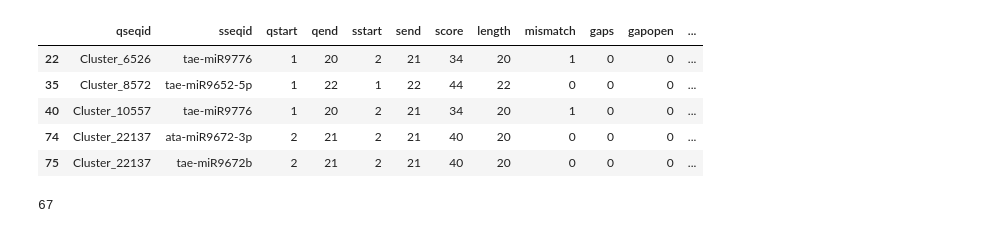
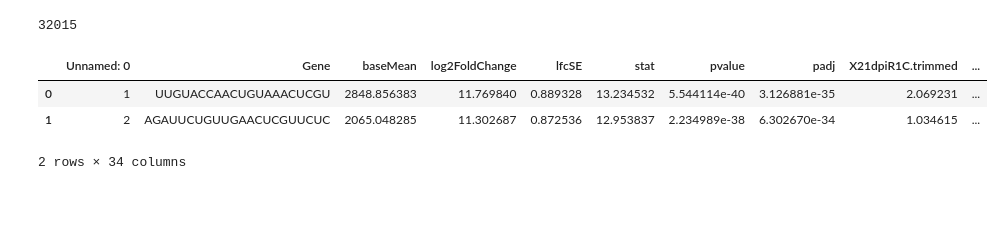
Before and after one commit to juancresc/mrcv, a Jupyter notebook: 3.1_filter_mirbase.ipynb, the cells around one changed output. Saved outputs shown, nothing was run; the diff lists cells and outputs as text; code cells hidden in the pictures; blank space fills up the shorter version.

```diff
--- a/3.1_filter_mirbase.ipynb
+++ b/3.1_filter_mirbase.ipynb
@@ -34,11 +33,13 @@ len -2: 20
-# %%
-df_blast.head()
-# %% [output]
-|  | qseqid | sseqid | qstart | qend | sstart | send | score | length | mismatch | gaps | gapopen | ... |
-| 22 | Cluster_6526 | tae-miR9776 | 1 | 20 | 2 | 21 | 34 | 20 | 1 | 0 | 0 | ... |
-| 35 | Cluster_8572 | tae-miR9652-5p | 1 | 22 | 1 | 22 | 44 | 22 | 0 | 0 | 0 | ... |
-| 40 | Cluster_10557 | tae-miR9776 | 1 | 20 | 2 | 21 | 34 | 20 | 1 | 0 | 0 | ... |
-| 74 | Cluster_22137 | ata-miR9672-3p | 2 | 21 | 2 | 21 | 40 | 20 | 0 | 0 | 0 | ... |
-| 75 | Cluster_22137 | tae-miR9672b | 2 | 21 | 2 | 21 | 40 | 20 | 0 | 0 | 0 | ... |
 # %%
-df_res = pd.merge(df_deg, df_blast[['qseqid','sseqid']], left_on='Name', right_on='qseqid', how='left')
+df_res = pd.merge(df_deg, df_blast[['qseqid','sseqid']], left_on='Gene', right_on='qseqid', how='left')
+df_res = df_res.drop(['qseqid'], axis=1)
+df_res.rename(columns={'sseqid': 'miRBASE'}, inplace=True)
+df_res = df_res.replace(np.nan, '', regex=True)
+print(len(df_res.index))
+df_res.head(2)
+# %% [output]
+32015
+|  | Unnamed: 0 | Gene | baseMean | log2FoldChange | lfcSE | stat | pvalue | padj | X21dpiR1C.trimmed | ... |
+| 0 | 1 | UUGUACCAACUGUAAACUCGU | 2848.856383 | 11.769840 | 0.889328 | 13.234532 | 5.544114e-40 | 3.126881e-35 | 2.069231 | ... |
+| 1 | 2 | AGAUUCUGUUGAACUCGUUCUC | 2065.048285 | 11.302687 | 0.872536 | 12.953837 | 2.234989e-38 | 6.302670e-34 | 1.034615 | ... |
+2 rows × 34 columns
@@ -48,6 +49,2 @@ df_res.rename(columns={'sseqid': 'miRBASE'}, inplace=True)
 # %%
 df_res.to_csv(data_dir + '/res/sRNA_DEG_mirbase.csv', sep='\t', index=None)
-# %%
-len(set(df_res['#Locus'].tolist()))
-# %% [output]
-67
```
Also changed, not shown: parts of 7 cells of this notebook, 3 other files.
